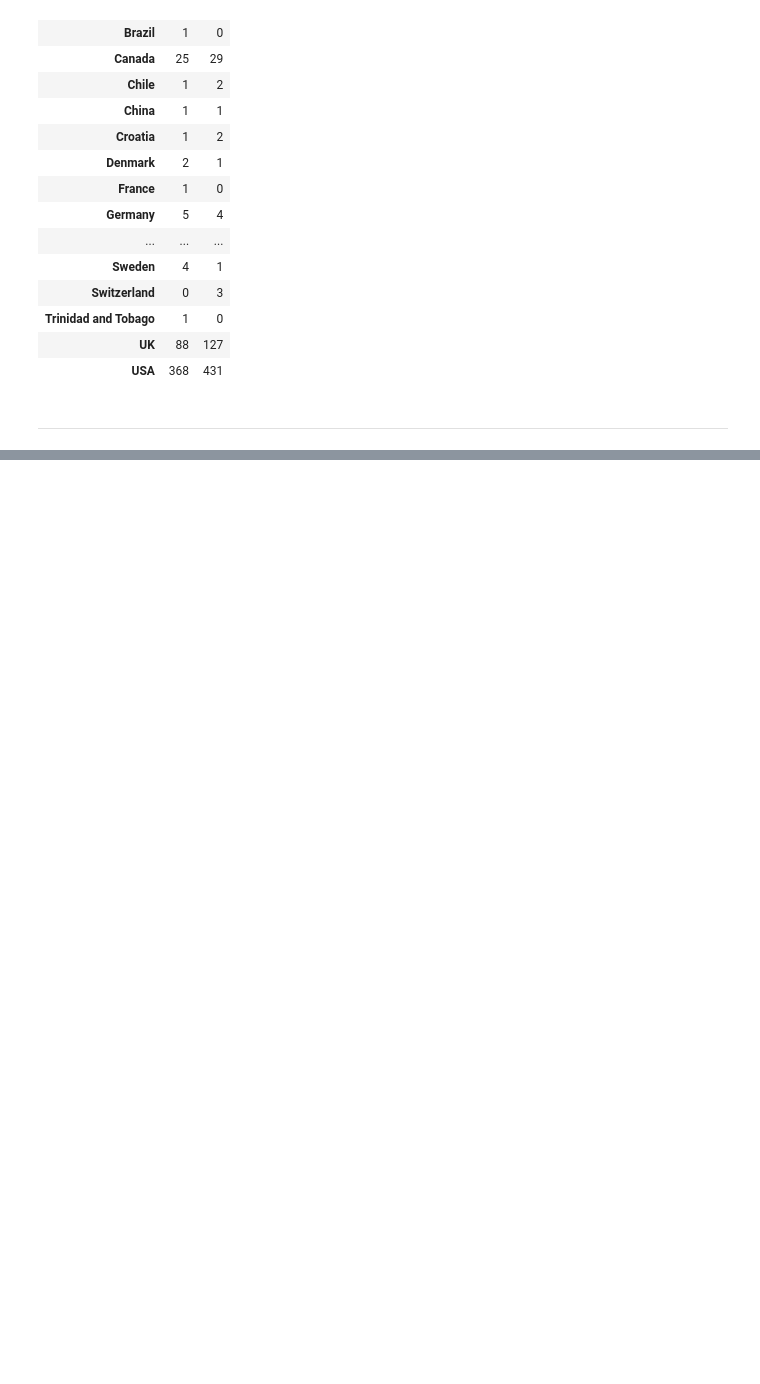
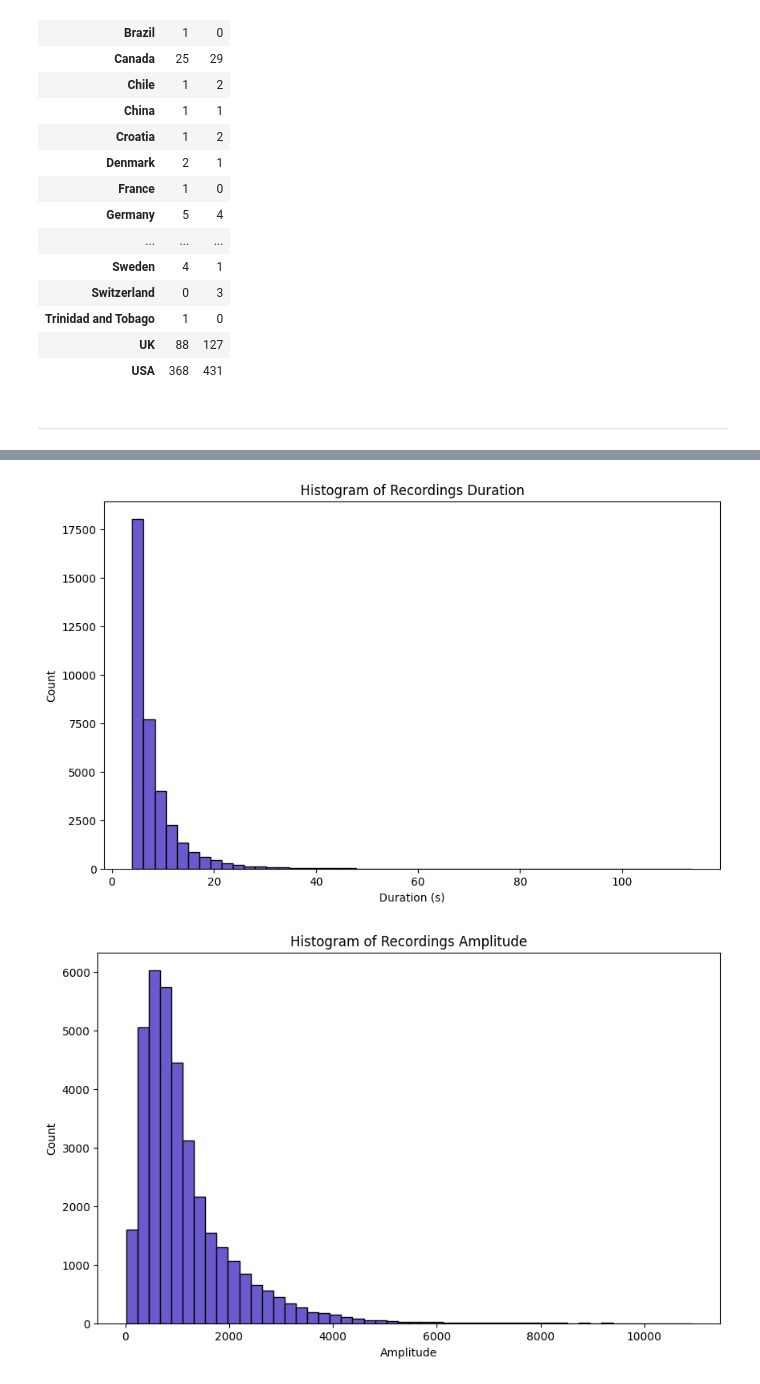
Before and after one commit to MatthewGree/VoiceAuthenticator, a Jupyter notebook: src/notebooks/eda.ipynb, the cells around one changed output, grey strips where cells are left out. Cells and saved outputs as stored; diff of their text form; code cells hidden in the pictures; blank space fills up the shorter version.

```diff
--- a/src/notebooks/eda.ipynb
+++ b/src/notebooks/eda.ipynb
@@ -124,0 +203,18 @@ dtype: float64
+# %%
+ANNOTATION_PATH: Path = get_data_file_path("annotations_voxceleb2.json")
+
+annotation_df_vox2 = pd.read_json(ANNOTATION_PATH, orient="records")
+# %%
+import audioread
+import numpy as np
+
+def calculate_audio_properties(row):
+    with audioread.audio_open(row['wav_path']) as f:
+        samplerate = f.samplerate
+        audio_array = np.hstack([np.frombuffer(buf, np.int16) for buf in f])
+    duration = len(audio_array) / samplerate
+    avg_amplitude = np.mean(np.abs(audio_array))
+    return pd.Series([duration, avg_amplitude])
+
+
+annotation_df_vox2[['duration', 'avg amplitude']] = annotation_df_vox2.apply(calculate_audio_properties, axis=1)
@@ -124,0 +233,19 @@ dtype: float64
+# %%
+# Plot histogram of durations
+plt.figure(figsize=(10, 6))
+plt.hist(annotation_df_vox2['duration'], bins=50, color='slateblue', edgecolor='black')
+plt.title('Histogram of Recordings Duration')
+plt.xlabel('Duration (s)')
+plt.ylabel('Count')
+plt.show()
+
+# Plot histogram of amplitudes
+plt.figure(figsize=(10, 6))
+plt.hist(annotation_df_vox2['avg amplitude'], bins=50, color='slateblue', edgecolor='black')
+plt.title('Histogram of Recordings Amplitude')
+plt.xlabel('Amplitude')
+plt.ylabel('Count')
+plt.show()
+# %% [output]
+[figure, added]
+[figure, added]
```
Also changed, not shown: parts of 17 cells of this notebook, 3 other files.
